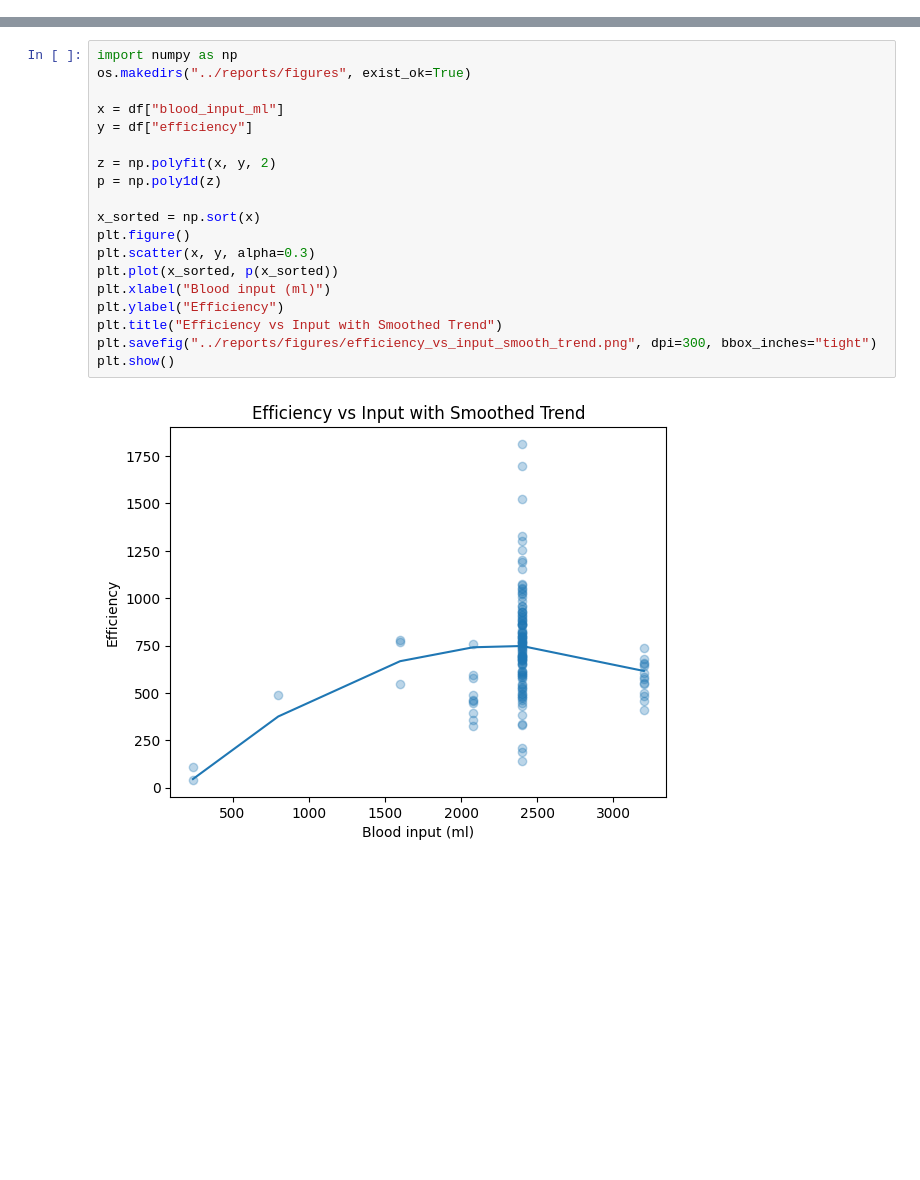
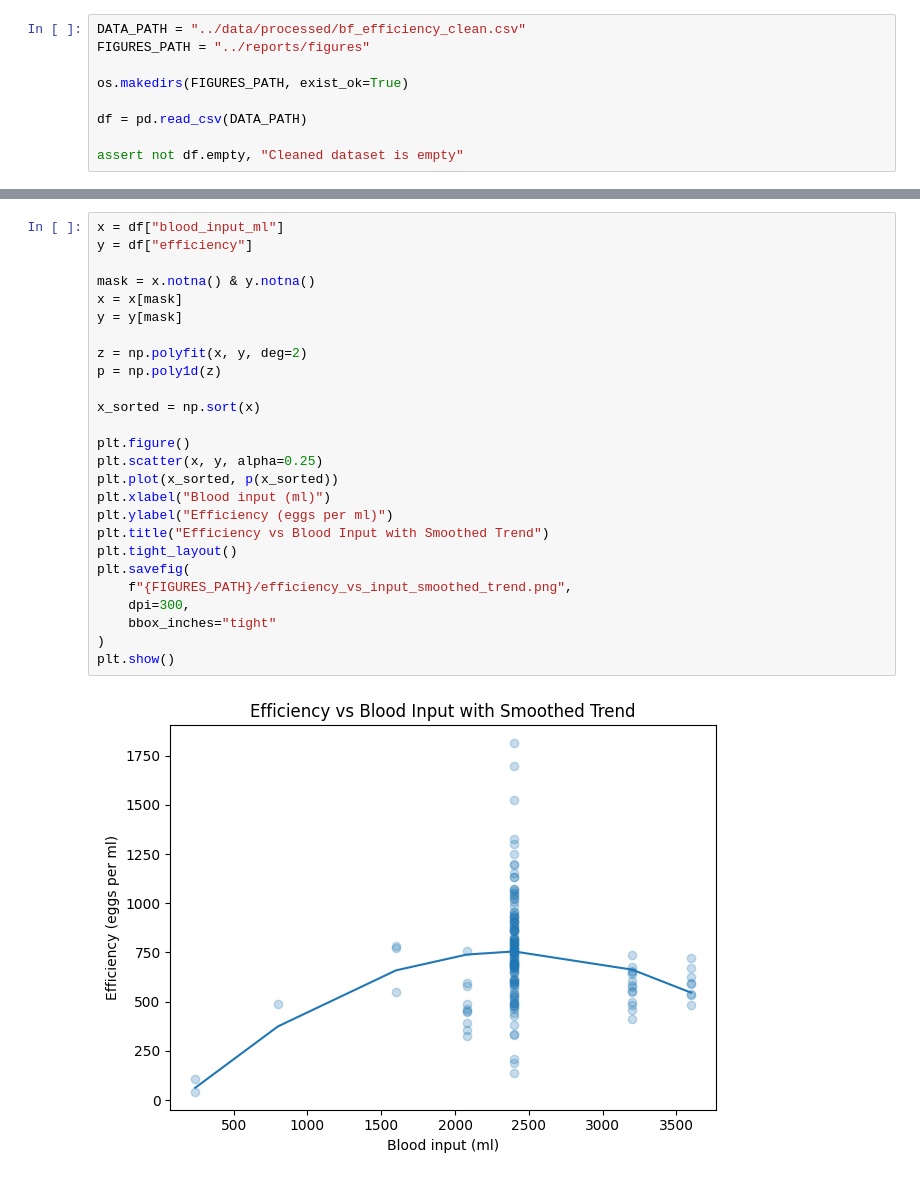
Before and after one commit to dmontelucas/wmp-bf-efficiency, a Jupyter notebook: notebooks/02_eda.ipynb, the cells around one changed output, grey strips where cells are left out. Saved outputs shown, nothing was run; the diff lists cells and outputs as text; blank space fills up the shorter version.

```diff
--- a/notebooks/02_eda.ipynb
+++ b/notebooks/02_eda.ipynb
@@ -16 +103,10 @@ This warnings indicates broken support for the dtype!
+# %%
+DATA_PATH = "../data/processed/bf_efficiency_clean.csv"
+FIGURES_PATH = "../reports/figures"
+
+os.makedirs(FIGURES_PATH, exist_ok=True)
+
+df = pd.read_csv(DATA_PATH)
+
+assert not df.empty, "Cleaned dataset is empty"
 # %%
@@ -119,21 +266,28 @@ dtype: object
 # %%
-import numpy as np
-os.makedirs("../reports/figures", exist_ok=True)
-
 x = df["blood_input_ml"]
 y = df["efficiency"]
 
-z = np.polyfit(x, y, 2)
+mask = x.notna() & y.notna()
+x = x[mask]
+y = y[mask]
+
+z = np.polyfit(x, y, deg=2)
 p = np.poly1d(z)
 
 x_sorted = np.sort(x)
+
 plt.figure()
-plt.scatter(x, y, alpha=0.3)
+plt.scatter(x, y, alpha=0.25)
 plt.plot(x_sorted, p(x_sorted))
 plt.xlabel("Blood input (ml)")
-plt.ylabel("Efficiency")
-plt.title("Efficiency vs Input with Smoothed Trend")
-plt.savefig("../reports/figures/efficiency_vs_input_smooth_trend.png", dpi=300, bbox_inches="tight")
+plt.ylabel("Efficiency (eggs per ml)")
+plt.title("Efficiency vs Blood Input with Smoothed Trend")
+plt.tight_layout()
+plt.savefig(
+    f"{FIGURES_PATH}/efficiency_vs_input_smoothed_trend.png",
+    dpi=300,
+    bbox_inches="tight"
+)
 plt.show()
 # %% [output]
-[figure, old version]
+[figure, new version]
```
Also changed, not shown: parts of 14 cells of this notebook, 10 other files.
